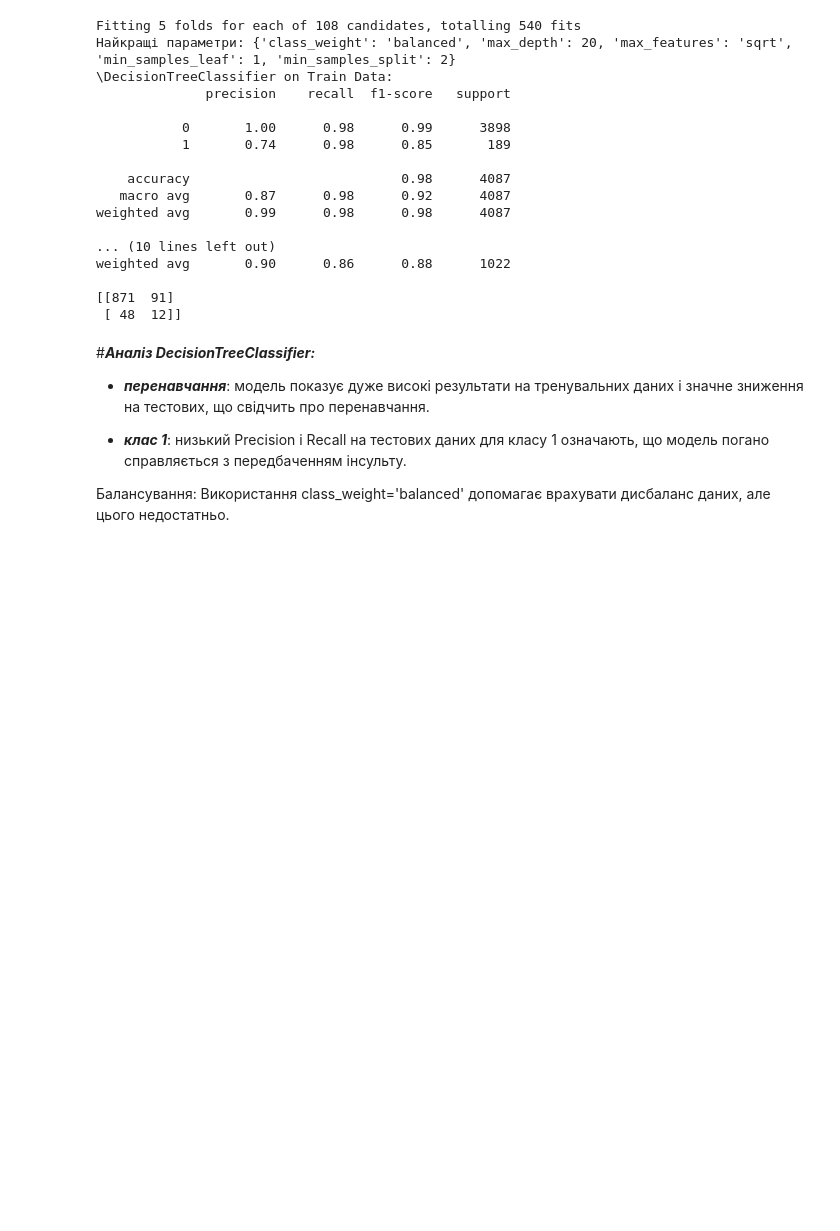
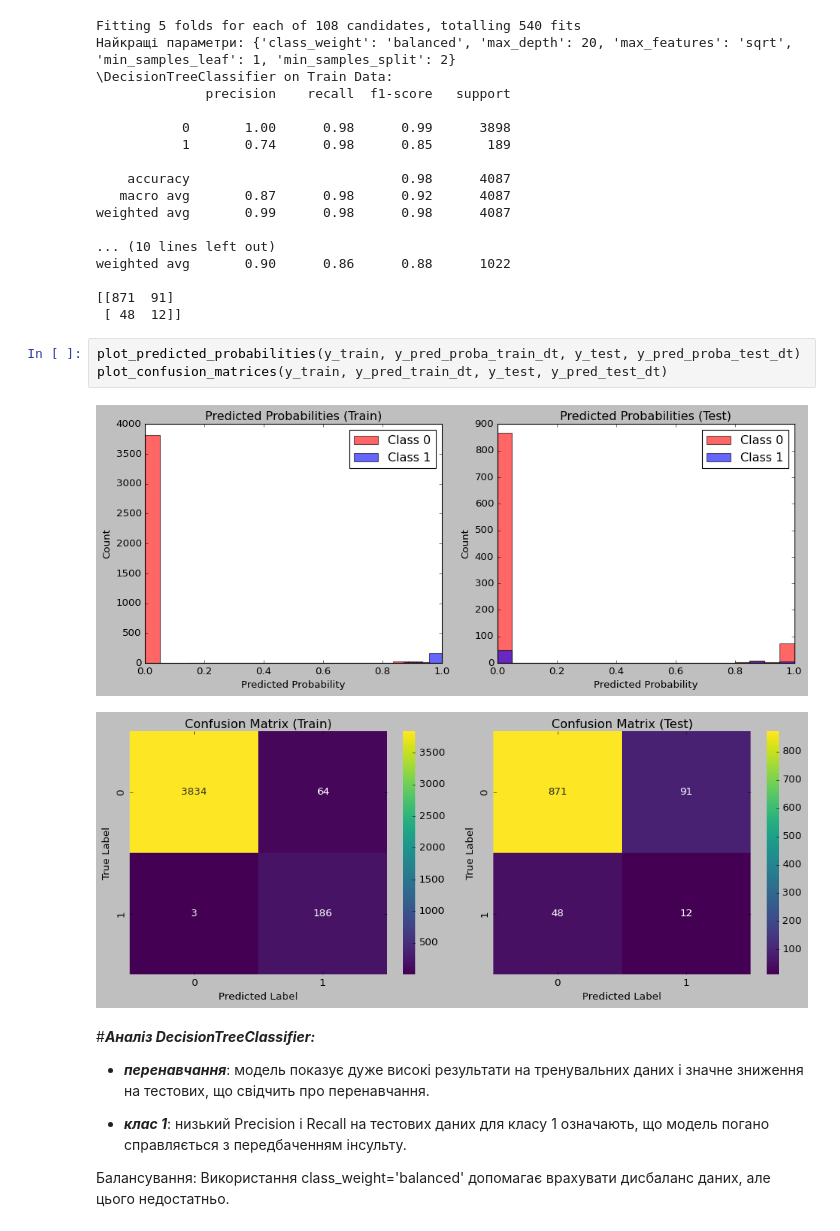
Before and after one commit to MariiaSam/Stroke-Prediction, a Jupyter notebook: Stroke_Prediction_other_version.ipynb, the cells around one changed output. Drawn from its saved outputs; the diff is of its cells as text; blank space fills up the shorter version.

```diff
--- a/Stroke_Prediction_other_version.ipynb
+++ b/Stroke_Prediction_other_version.ipynb
@@ -846,6 +846,12 @@ weighted avg       0.90      0.86      0.88      1022
 
 [[871  91]
  [ 48  12]]
+# %%
+plot_predicted_probabilities(y_train, y_pred_proba_train_dt, y_test, y_pred_proba_test_dt)
+plot_confusion_matrices(y_train, y_pred_train_dt, y_test, y_pred_test_dt)
+# %% [output]
+[figure, added]
+[figure, added]
 # %% [markdown]
 #***Аналіз DecisionTreeClassifier:***
 
```
Also changed, not shown: parts of 7 cells of this notebook.
